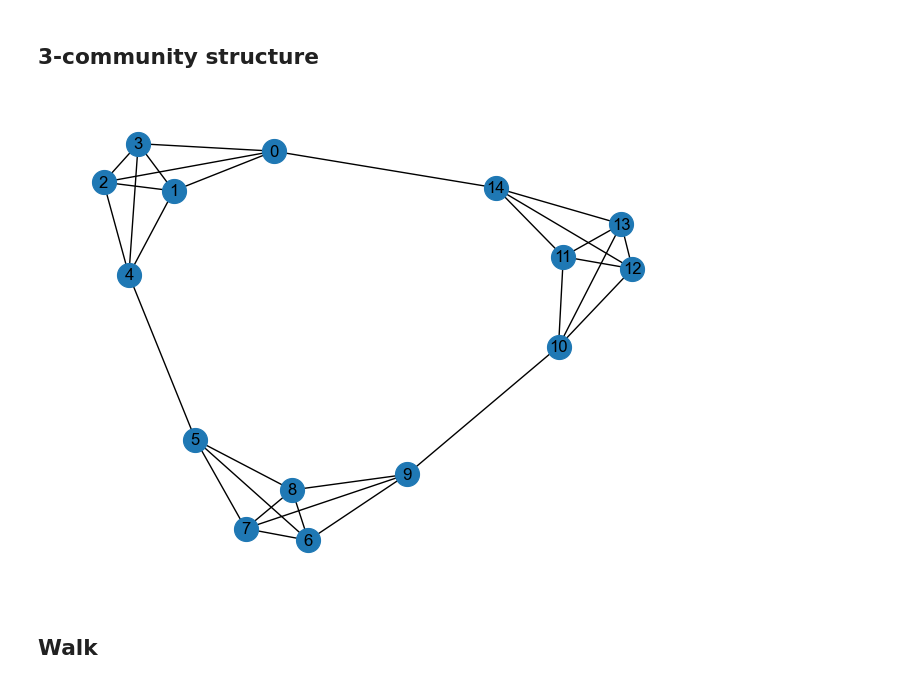
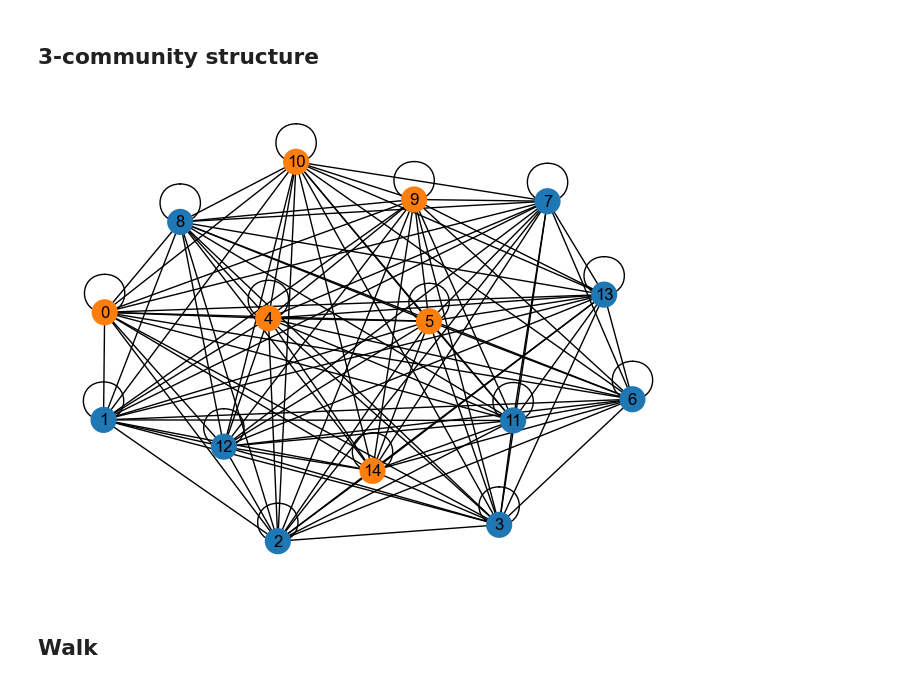
Before and after one commit to tejas-savalia/umass-dissertation, a Jupyter notebook: chapter_notebooks/chapter_2/simulations.ipynb, the cells around one changed output. Cells and saved outputs as stored; diff of their text form; code cells hidden in the pictures.

```diff
--- a/chapter_notebooks/chapter_2/simulations.ipynb
+++ b/chapter_notebooks/chapter_2/simulations.ipynb
@@ -29,9 +31,11 @@ sns.set_style('darkgrid')
 # %%
 modular_graph = create_adjacency_matrix_for_modular_graph(15, 3, [5, 5, 5], [(0, 14), (4, 5), (9, 10)], [0, 4, 5, 9, 10, 14])
 graph_distance_matrix = euclidean_distances(modular_graph/4)
-plot_graph(modular_graph, 'figures/modular_graph.png')
+# plot_graph(modular_graph, 'figures/modular_graph.png', boundary_color=False)
+# plot_graph(modular_graph, 'figures/boundary_colored_modular_graph.png', boundary_color=True)
+plot_graph(create_adjacency_matrix_for_modular_graph(15, 0, [], [], [])+1, 'figures/unstructured_graph.png', boundary_color=True)
 # plt.savefig('figures/modular_graph.png')
 # %% [output]
-[figure, old version]
+[figure, new version]
 # %% [markdown]
 ## Walk
```
Also changed, not shown: parts of 8 cells of this notebook, 50 other files.
